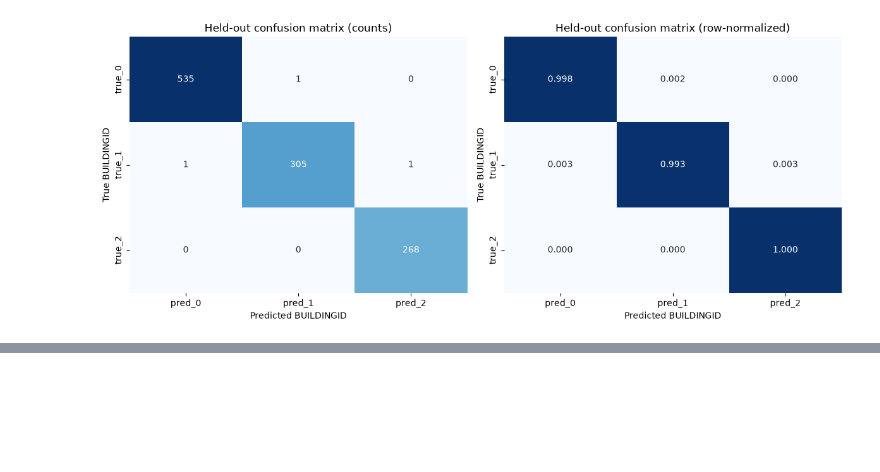
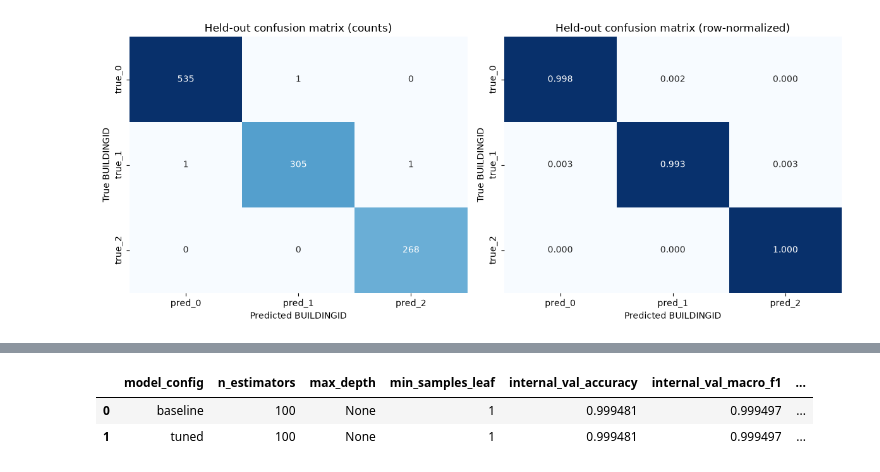
Before and after one commit to krishiv274/Signal2Space, a Jupyter notebook: Machine Learning Pipeline/ML_02_building_classification.ipynb, the cells around one changed output, grey strips where cells are left out. Drawn from its saved outputs; the diff is of its cells as text; code cells hidden in the pictures; blank space fills up the shorter version.

```diff
--- a/Machine Learning Pipeline/ML_02_building_classification.ipynb
+++ b/Machine Learning Pipeline/ML_02_building_classification.ipynb
@@ -384,0 +537,82 @@ true_2       0       0     268
+# %%
+print("=" * 78)
+print("METHODS IMPLEMENTED")
+print("=" * 78)
+print(f"- Consumed Member 1's shared split: internal_train ({len(internal_train)} rows), "
+      f"internal_validation ({len(internal_validation)} rows), heldout_validation ({len(heldout_validation)} rows).")
+print(f"- Predictor allowlist: {len(FEATURE_COLUMNS)} columns ({len(rssi_cols)} RSSI_Z__ + {len(seen_cols)} SEEN__ + {len(summary_cols)} summaries).")
+print(f"- Model family: RandomForestClassifier. Baseline (defaults) trained, then an "
+      f"{len(PARAM_GRID)}-point grid searched on internal_train/internal_validation only.")
+print(f"- Held-out file first opened after configuration freeze; evaluated exactly once.")
+
+print()
+print("=" * 78)
+print("COMPARISON (internal validation only — held-out is not compared across configs)")
+print("=" * 78)
+comparison_df = pd.DataFrame([
+    {"model_config": "baseline", **{k: getattr(baseline_model, k) for k in ("n_estimators", "max_depth", "min_samples_leaf")},
+     "internal_val_accuracy": baseline_accuracy, "internal_val_macro_f1": baseline_macro_f1},
+    {"model_config": "tuned", **BEST_PARAMS,
+     "internal_val_accuracy": float(best_row["internal_val_accuracy"]), "internal_val_macro_f1": float(best_row["internal_val_macro_f1"])},
+])
+comparison_df["accuracy_delta_vs_baseline"] = comparison_df["internal_val_accuracy"] - baseline_accuracy
+display(comparison_df)
+
+print()
+print("=" * 78)
+print("KEY OBSERVATIONS")
+print("=" * 78)
+delta = float(best_row["internal_val_accuracy"]) - baseline_accuracy
+print(f"- Tuning changed internal-validation accuracy by {delta:+.4f} relative to the baseline "
+      f"({baseline_accuracy:.4f} -> {float(best_row['internal_val_accuracy']):.4f}); "
+      f"{'tuning found a materially better configuration' if abs(delta) > 0.005 else 'the baseline was already close to the best grid point, i.e. this task is not hyperparameter-sensitive at this feature set'}.")
+print(f"- Held-out accuracy ({heldout_accuracy:.4f}) is "
+      f"{'within' if abs(heldout_accuracy - float(best_row['internal_val_accuracy'])) < 0.01 else 'notably different from'} "
+      f"0.01 of the selected internal-validation accuracy ({float(best_row['internal_val_accuracy']):.4f}), "
+      "consistent with the internal-validation estimate generalizing to the held-out partition.")
+off_diagonal = int(heldout_confusion_counts.sum() - np.trace(heldout_confusion_counts))
+print(f"- {off_diagonal} of {int(heldout_confusion_counts.sum())} held-out rows were misclassified across buildings; "
+      f"the confusion matrix in Section 8 shows these are scattered, not concentrated in one building pair.")
+class_counts_train = internal_train[BUILDING_TARGET].value_counts().sort_index()
+print(f"- Building class counts in internal_train are imbalanced across buildings: {class_counts_train.to_dict()}; "
+      "macro F1 is reported alongside accuracy for this reason.")
+
+print()
+print("=" * 78)
+print("ASSUMPTIONS AND LIMITATIONS")
+print("=" * 78)
+print("- Relies entirely on Member 1's GroupShuffleSplit split, RSSI scaling, and missing-signal")
+print("  convention; this notebook does not re-derive or second-guess those choices.")
+print("- Model family is Random Forest only; XGBoost was not trained or benchmarked, so no claim")
+print("  is made about its relative performance.")
+print(f"- Building class imbalance noted above ({class_counts_train.to_dict()}) means accuracy alone could")
+print("  mask weak performance on a minority building; macro F1 is reported for that reason.")
+print("- Held-out evaluation is a single point estimate from one fixed split; no confidence interval")
+print("  or repeated-seed estimate is computed in this notebook.")
+print("- Dataset coverage is the UJIIndoorLoc buildings/floors present in the supplied raw files only;")
+print("  generalization to unseen buildings is out of scope.")
+
+print()
+print("=" * 78)
+print("DOWNSTREAM USE")
+print("=" * 78)
+print(f"- {INTERNAL_VAL_PREDICTIONS_PATH.name} and {HELDOUT_PREDICTIONS_PATH.name}: join on (SOURCE_PARTITION, ROW_ID)")
+print("  with ML_03_floor_classification.ipynb's own predictions to evaluate building+floor jointly,")
+print("  and with ML_05_integration_evaluation.ipynb alongside Member 4's coordinate predictions for")
+print("  hierarchical/overall evaluation. Building predictions are not assumed to be an input feature")
+print("  to the floor model unless Member 3 explicitly adopts that design.")
+print(f"- {METRICS_PATH.name}: reference building-only accuracy/macro-F1 figures for the integration report.")
+print(f"- {HELDOUT_CONFUSION_PATH.name}: per-class held-out error breakdown for the integration report.")
+
+print()
+print("=" * 78)
+print("INSTALLATION")
+print("=" * 78)
+print("- The selected model (RandomForestClassifier) needs nothing beyond scikit-learn, which is")
+print("  already pinned in this project's requirements.txt. No change to requirements.txt was made")
+print("  or is needed for the model actually used.")
+print("- xgboost is imported once in Section 1, only to confirm it is available for the rationale in")
+print("  Section 3, and is otherwise unused. On this machine, importing it additionally required the")
+print("  system OpenMP runtime (libomp, installed via Homebrew) because scikit-learn/numpy alone do")
+print("  not provide it; this is only relevant if xgboost itself is trained, which this notebook does not do.")
+# %% [output]
@@ -384,0 +630,3 @@ true_2       0       0     268
+|  | model_config | n_estimators | max_depth | min_samples_leaf | internal_val_accuracy | internal_val_macro_f1 | ... |
+| 0 | baseline | 100 | None | 1 | 0.999481 | 0.999497 | ... |
+| 1 | tuned | 100 | None | 1 | 0.999481 | 0.999497 | ... |
```
Also changed, not shown: parts of 31 cells of this notebook, 4 other files.
